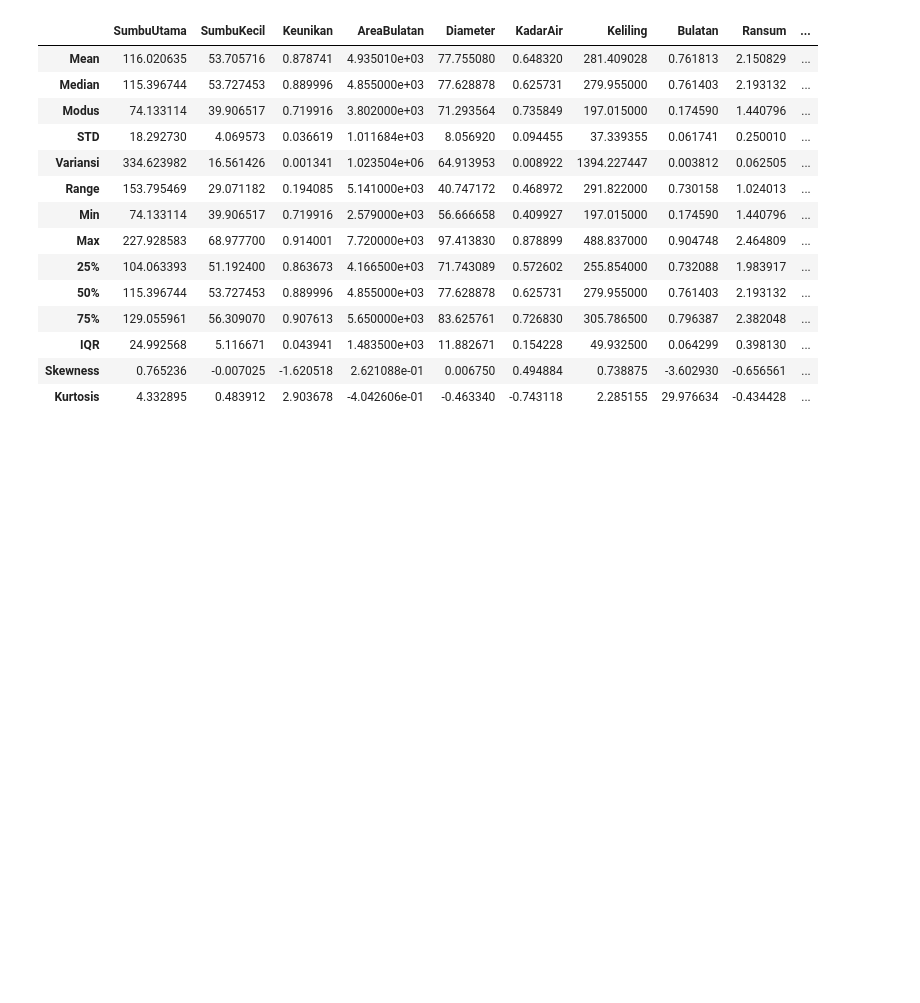
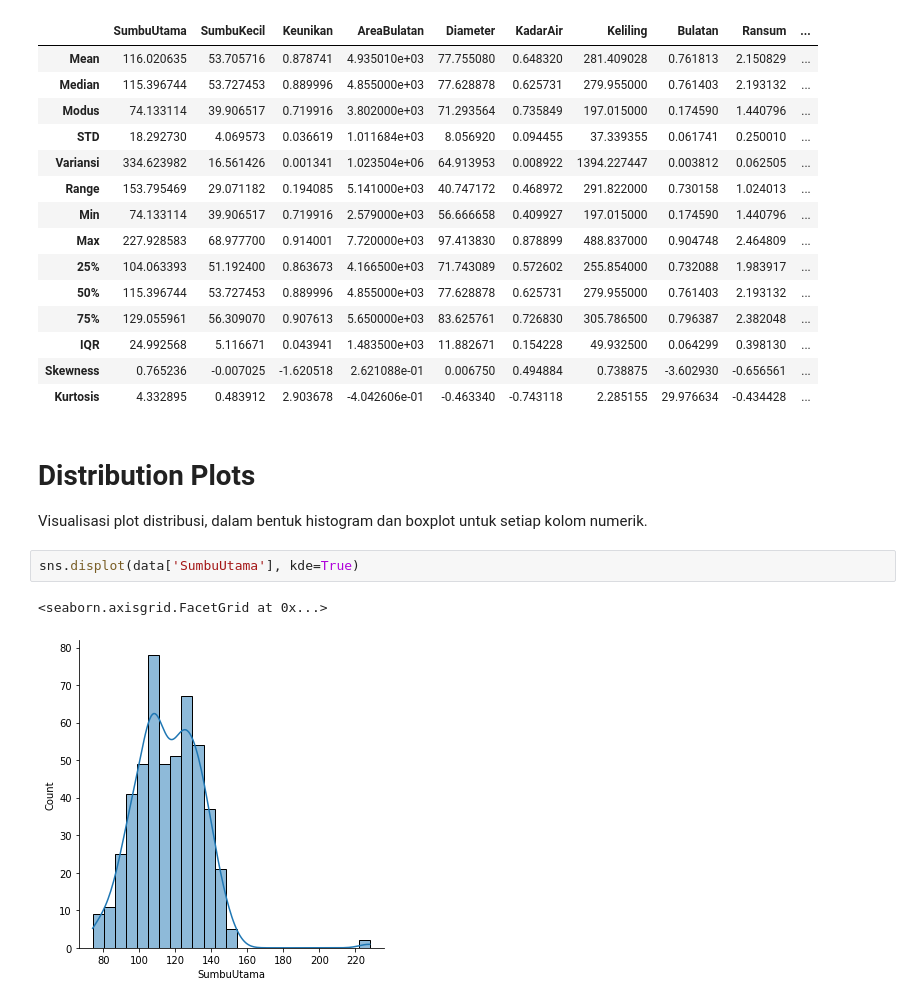
Before and after one commit to alifbhadrika/data-statistical-analysis, a Jupyter notebook: statistic.ipynb, the cells around one changed output. Saved outputs shown, nothing was run; the diff lists cells and outputs as text; blank space fills up the shorter version.

```diff
--- a/statistic.ipynb
+++ b/statistic.ipynb
@@ -41,3 +46,11 @@ descstats
 | IQR | 24.992568 | 5.116671 | 0.043941 | 1.483500e+03 | 11.882671 | 0.154228 | 49.932500 | 0.064299 | 0.398130 | ... |
 | Skewness | 0.765236 | -0.007025 | -1.620518 | 2.621088e-01 | 0.006750 | 0.494884 | 0.738875 | -3.602930 | -0.656561 | ... |
 | Kurtosis | 4.332895 | 0.483912 | 2.903678 | -4.042606e-01 | -0.463340 | -0.743118 | 2.285155 | 29.976634 | -0.434428 | ... |
+# %% [markdown]
+# Distribution Plots
+Visualisasi plot distribusi, dalam bentuk histogram dan boxplot untuk setiap kolom numerik.
+# %%
+sns.displot(data['SumbuUtama'], kde=True)
+# %% [output]
+<seaborn.axisgrid.FacetGrid at 0x...>
+[figure, added]
```
Also changed, not shown: parts of 9 cells of this notebook.
